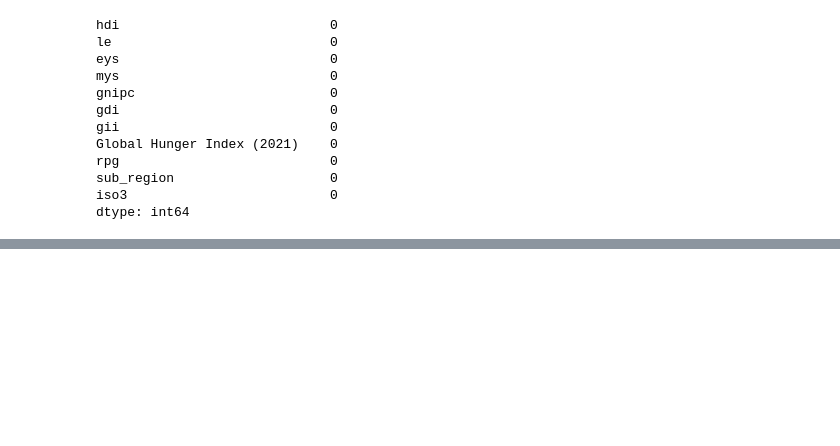
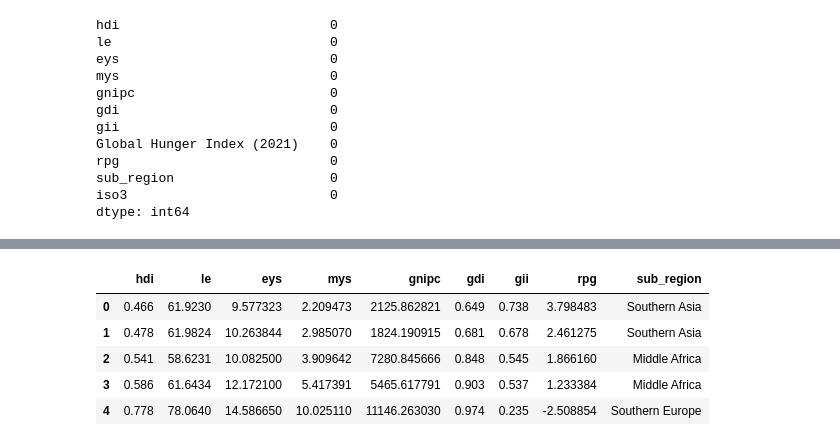
Before and after one commit to HITW-lewagon/HITW, a Jupyter notebook: raw_data.ipynb, the cells around one changed output, grey strips where cells are left out. Drawn from its saved outputs; the diff is of its cells as text; code cells hidden in the pictures; blank space fills up the shorter version.

```diff
--- a/raw_data.ipynb
+++ b/raw_data.ipynb
@@ -381,0 +581,9 @@ dtype: int64
+# %%
+X.head()
+# %% [output]
+|  | hdi | le | eys | mys | gnipc | gdi | gii | rpg | sub_region |
+| 0 | 0.466 | 61.9230 | 9.577323 | 2.209473 | 2125.862821 | 0.649 | 0.738 | 3.798483 | Southern Asia |
+| 1 | 0.478 | 61.9824 | 10.263844 | 2.985070 | 1824.190915 | 0.681 | 0.678 | 2.461275 | Southern Asia |
+| 2 | 0.541 | 58.6231 | 10.082500 | 3.909642 | 7280.845666 | 0.848 | 0.545 | 1.866160 | Middle Africa |
+| 3 | 0.586 | 61.6434 | 12.172100 | 5.417391 | 5465.617791 | 0.903 | 0.537 | 1.233384 | Middle Africa |
+| 4 | 0.778 | 78.0640 | 14.586650 | 10.025110 | 11146.263030 | 0.974 | 0.235 | -2.508854 | Southern Europe |
```
Also changed, not shown: parts of 34 cells of this notebook.
